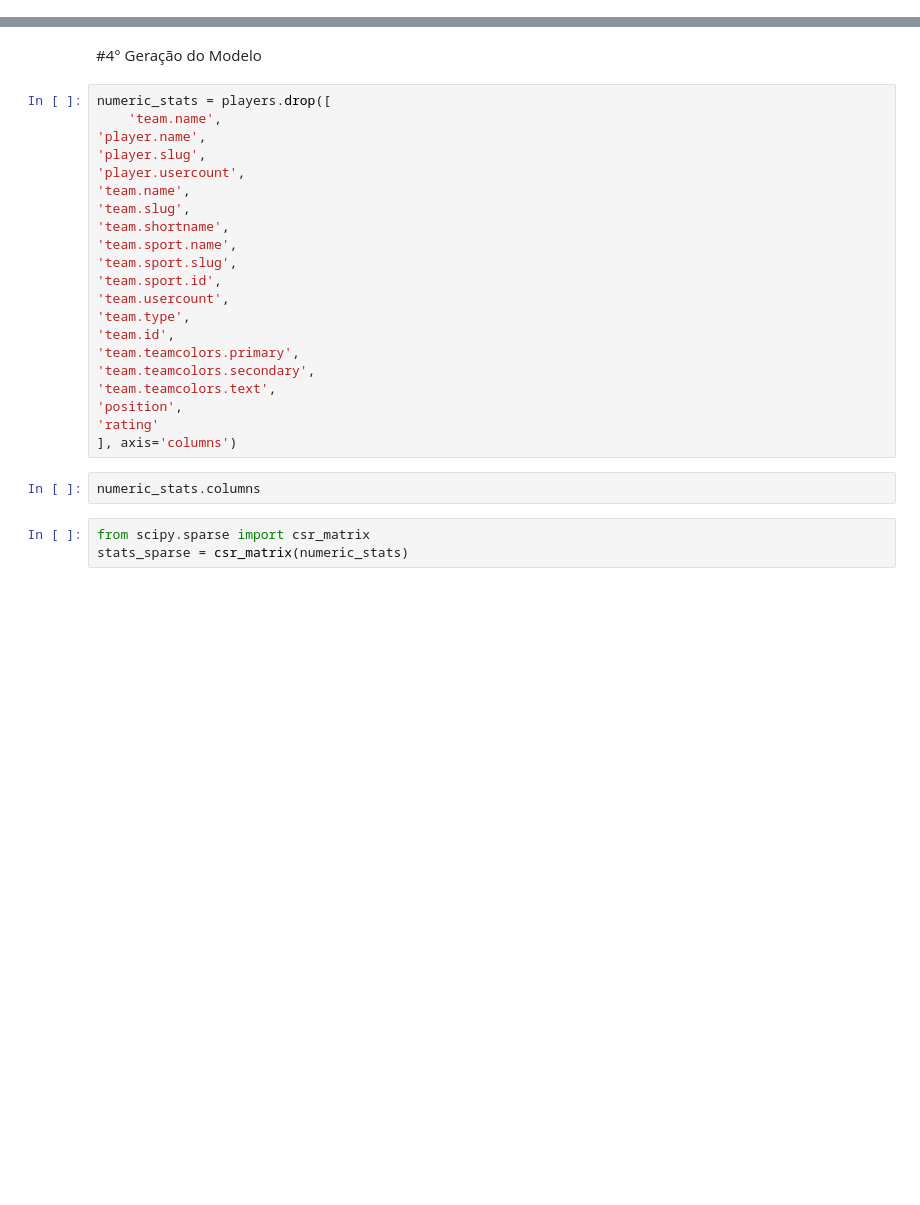
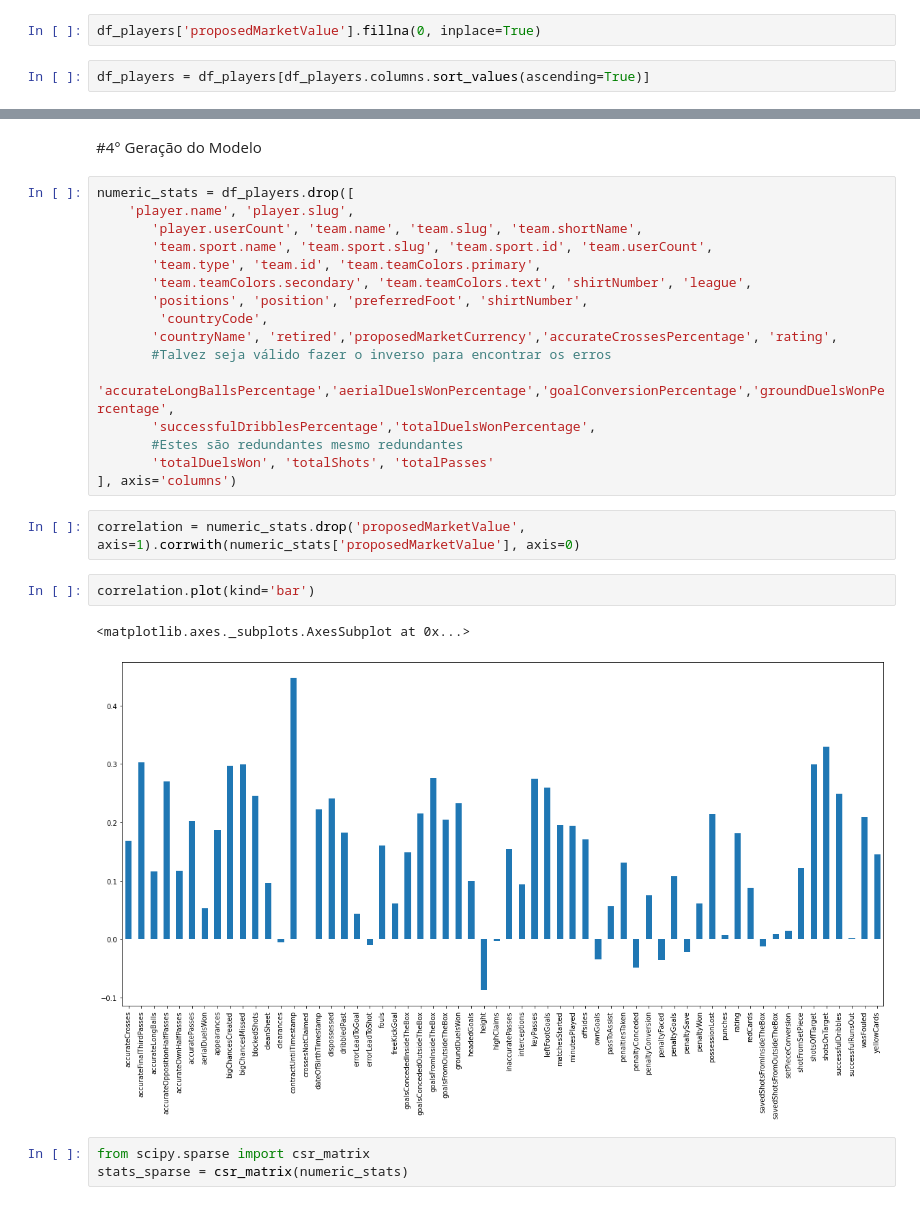
Before and after one commit to tiagosilveiraa/portifoliods, a Jupyter notebook: Recomendação_de_Jogadores.ipynb, the cells around one changed output, grey strips where cells are left out. Drawn from its saved outputs; the diff is of its cells as text; blank space fills up the shorter version.

```diff
--- a/Recomendação_de_Jogadores.ipynb
+++ b/Recomendação_de_Jogadores.ipynb
@@ -213,30 +232,34 @@ df_players[df_players['height'].isna()]
+# %%
+df_players['proposedMarketValue'].fillna(0, inplace=True)
+# %%
+df_players = df_players[df_players.columns.sort_values(ascending=True)]
 # %% [markdown]
 #3º Análise exploratória
 # %% [markdown]
 #4° Geração do Modelo
 # %%
-numeric_stats = players.drop([
-    'team.name',
-'player.name',
-'player.slug',
-'player.usercount',
-'team.name',
-'team.slug',
-'team.shortname',
-'team.sport.name',
-'team.sport.slug',
-'team.sport.id',
-'team.usercount',
-'team.type',
-'team.id',
-'team.teamcolors.primary',
-'team.teamcolors.secondary',
-'team.teamcolors.text',
-'position',
-'rating'
+numeric_stats = df_players.drop([
+    'player.name', 'player.slug',
+       'player.userCount', 'team.name', 'team.slug', 'team.shortName',
+       'team.sport.name', 'team.sport.slug', 'team.sport.id', 'team.userCount',
+       'team.type', 'team.id', 'team.teamColors.primary',
+       'team.teamColors.secondary', 'team.teamColors.text', 'shirtNumber', 'league',
+       'positions', 'position', 'preferredFoot', 'shirtNumber',
+        'countryCode',
+       'countryName', 'retired','proposedMarketCurrency','accurateCrossesPercentage', 'rating',
+       #Talvez seja válido fazer o inverso para encontrar os erros
+       'accurateLongBallsPercentage','aerialDuelsWonPercentage','goalConversionPercentage','groundDuelsWonPercentage',
+       'successfulDribblesPercentage','totalDuelsWonPercentage',
+       #Estes são redundantes mesmo redundantes
+       'totalDuelsWon', 'totalShots', 'totalPasses'
 ], axis='columns')
-# %%
-numeric_stats.columns
+# %%
+correlation = numeric_stats.drop('proposedMarketValue', axis=1).corrwith(numeric_stats['proposedMarketValue'], axis=0)
+# %%
+correlation.plot(kind='bar')
+# %% [output]
+<matplotlib.axes._subplots.AxesSubplot at 0x...>
+[figure, added]
 # %%
 from scipy.sparse import csr_matrix
 stats_sparse = csr_matrix(numeric_stats)
```
Also changed, not shown: parts of 17 cells of this notebook.
